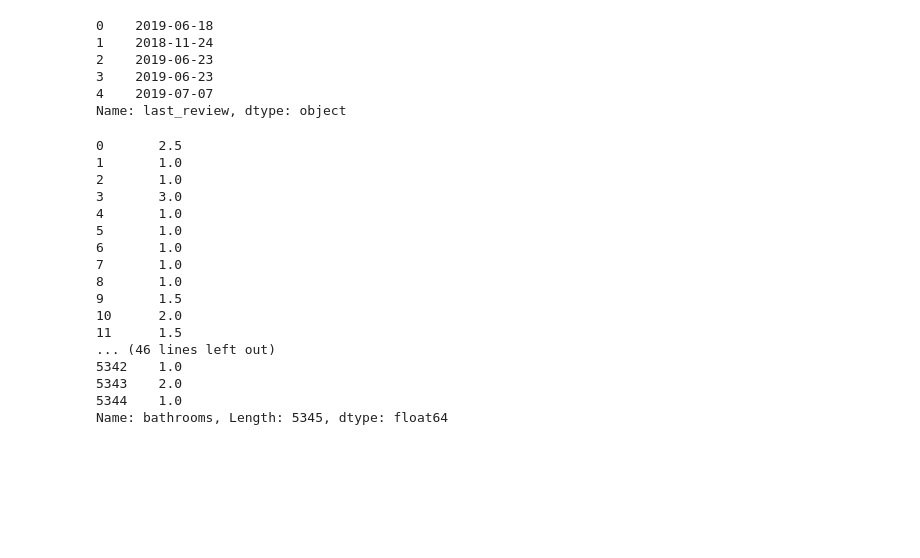
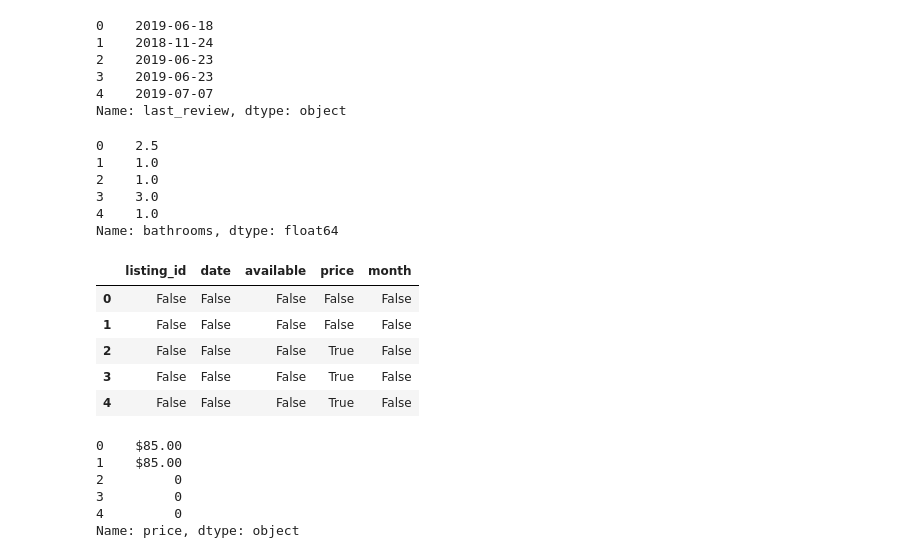
Before and after one commit to karinahou/springboard, a Jupyter notebook: Capstone Data Wrangling.ipynb, the cells around one changed output. Cells and saved outputs as stored; diff of their text form; code cells hidden in the pictures; blank space fills up the shorter version.

```diff
--- a/Capstone Data Wrangling.ipynb
+++ b/Capstone Data Wrangling.ipynb
@@ -147,22 +136,29 @@ seattle_df_dropped["last_review"].fillna("0000-00-00").head()
 4    2019-07-07
 Name: last_review, dtype: object
 # %%
-seattle_df_dropped["bathrooms"].fillna(0)
+seattle_df_dropped["bathrooms"].fillna(0).head()
 # %% [output]
-0       2.5
-1       1.0
-2       1.0
-3       3.0
-4       1.0
-5       1.0
-6       1.0
-7       1.0
-8       1.0
-9       1.5
-10      2.0
-11      1.5
-... (46 lines left out)
-5342    1.0
-5343    2.0
-5344    1.0
-Name: bathrooms, Length: 5345, dtype: float64
+0    2.5
+1    1.0
+2    1.0
+3    3.0
+4    1.0
+Name: bathrooms, dtype: float64
+# %%
+df_calendar.isnull().head()
+# %% [output]
+|  | listing_id | date | available | price | month |
+| 0 | False | False | False | False | False |
+| 1 | False | False | False | False | False |
+| 2 | False | False | False | True | False |
+| 3 | False | False | False | True | False |
+| 4 | False | False | False | True | False |
+# %%
+df_calendar["price"].fillna("0").head()
+# %% [output]
+0    $85.00
+1    $85.00
+2         0
+3         0
+4         0
+Name: price, dtype: object
```
Also changed, not shown: parts of 1 cell of this notebook.
